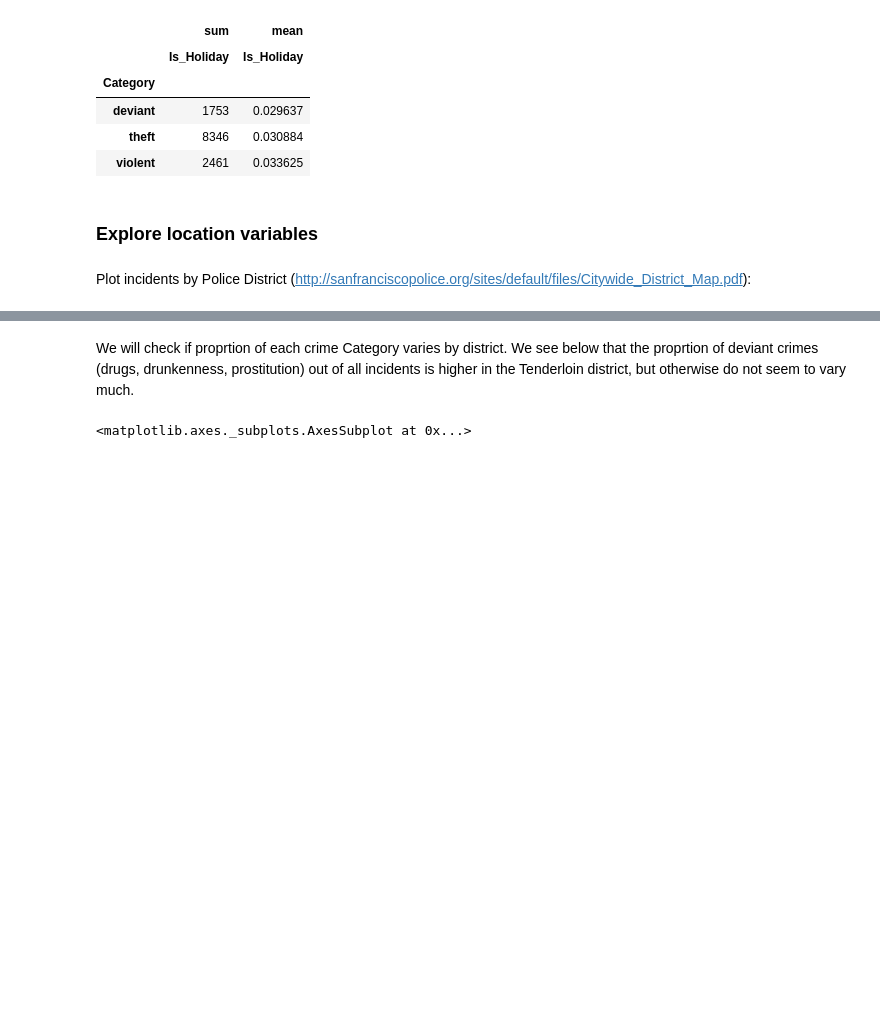
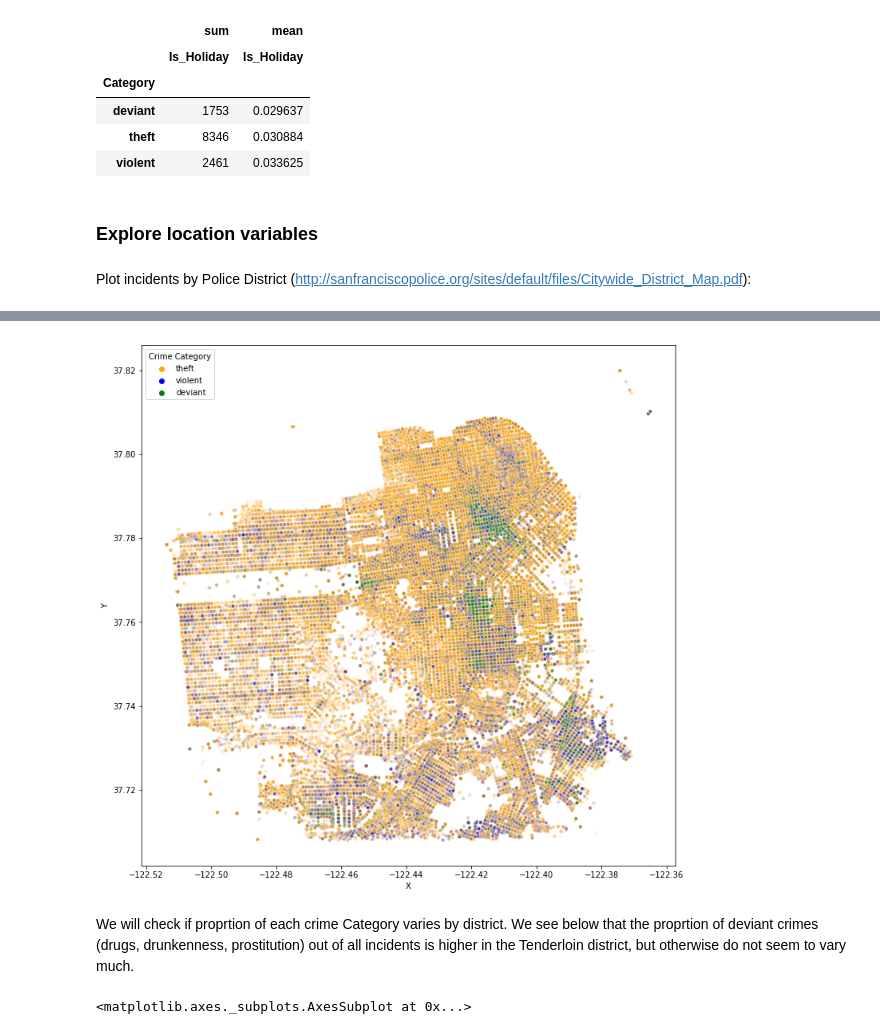
Before and after one commit to yihanw91/sf-crime, a Jupyter notebook: crime.ipynb, the cells around one changed output, grey strips where cells are left out. Drawn from its saved outputs; the diff is of its cells as text; code cells hidden in the pictures; blank space fills up the shorter version.

```diff
--- a/crime.ipynb
+++ b/crime.ipynb
@@ -281,3 +307,11 @@ plt.show()
+# %%
+fig, ax = plt.subplots(figsize=(12, 12))
+sns.scatterplot(x='X', y='Y', data=crime_clean[crime_clean.Y < 40], hue='Category',
+                palette={'theft':'Orange','violent':'blue','deviant':'Green'}, size=.01, alpha=0.1, ax=ax)
+ax.legend(ax.get_legend_handles_labels()[0][1:4], ax.get_legend_handles_labels()[1][1:4], title='Crime Category')
+plt.show()
+# %% [output]
+[figure, added]
 # %% [markdown]
 We will check if proprtion of each crime Category varies by district. We see below that the proprtion of deviant crimes (drugs, drunkenness, prostitution) out of all incidents is higher in the Tenderloin district, but otherwise do not seem to vary much.
 # %%
```
Also changed, not shown: parts of 9 cells of this notebook.
